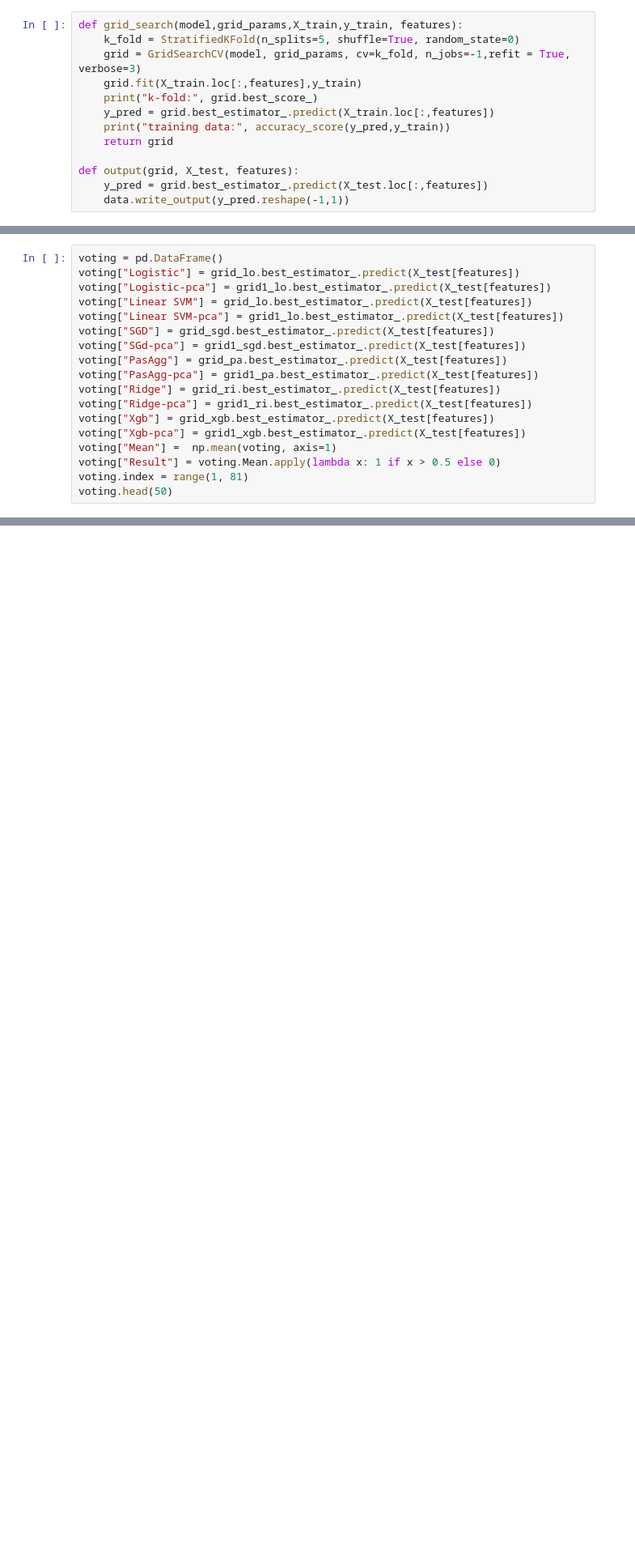
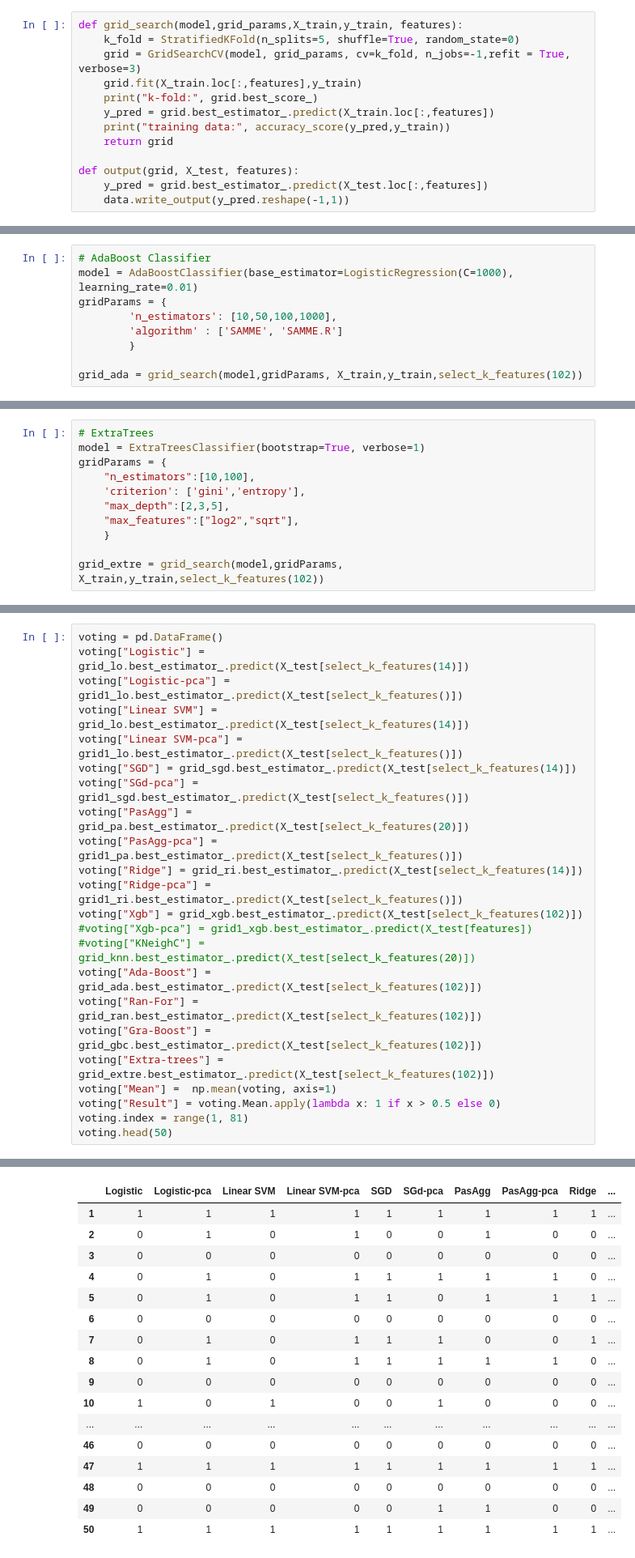
Before and after one commit to okur/autism-classification, a Jupyter notebook: feature_importance.ipynb, the cells around one changed output, grey strips where cells are left out. Shown: that part at 81% size. Cells and saved outputs as stored; diff of their text form; blank space fills up the shorter version.

Commit message:
ensemble classifier

```diff
--- a/feature_importance.ipynb
+++ b/feature_importance.ipynb
@@ -559,0 +550,9 @@ grid1_xgb = grid_search(pipe,gridParams, X_train,y_train,features)
+# %%
+# AdaBoost Classifier
+model = AdaBoostClassifier(base_estimator=LogisticRegression(C=1000), learning_rate=0.01)
+gridParams = {
+        'n_estimators': [10,50,100,1000],
+        'algorithm' : ['SAMME', 'SAMME.R']
+        }
+
+grid_ada = grid_search(model,gridParams, X_train,y_train,select_k_features(102))
@@ -559,0 +618,11 @@ grid1_xgb = grid_search(pipe,gridParams, X_train,y_train,features)
+# %%
+# ExtraTrees
+model = ExtraTreesClassifier(bootstrap=True, verbose=1)
+gridParams = {
+    "n_estimators":[10,100],
+    'criterion': ['gini','entropy'],
+    "max_depth":[2,3,5],
+    "max_features":["log2","sqrt"],
+    }
+
+grid_extre = grid_search(model,gridParams, X_train,y_train,select_k_features(102))
@@ -560,18 +639,24 @@ grid1_xgb = grid_search(pipe,gridParams, X_train,y_train,features)
 # %%
 voting = pd.DataFrame()
-voting["Logistic"] = grid_lo.best_estimator_.predict(X_test[features])
-voting["Logistic-pca"] = grid1_lo.best_estimator_.predict(X_test[features])
-voting["Linear SVM"] = grid_lo.best_estimator_.predict(X_test[features])
-voting["Linear SVM-pca"] = grid1_lo.best_estimator_.predict(X_test[features])
-voting["SGD"] = grid_sgd.best_estimator_.predict(X_test[features])
-voting["SGd-pca"] = grid1_sgd.best_estimator_.predict(X_test[features])
-voting["PasAgg"] = grid_pa.best_estimator_.predict(X_test[features])
-voting["PasAgg-pca"] = grid1_pa.best_estimator_.predict(X_test[features])
-voting["Ridge"] = grid_ri.best_estimator_.predict(X_test[features])
-voting["Ridge-pca"] = grid1_ri.best_estimator_.predict(X_test[features])
-voting["Xgb"] = grid_xgb.best_estimator_.predict(X_test[features])
-voting["Xgb-pca"] = grid1_xgb.best_estimator_.predict(X_test[features])
+voting["Logistic"] = grid_lo.best_estimator_.predict(X_test[select_k_features(14)])
+voting["Logistic-pca"] = grid1_lo.best_estimator_.predict(X_test[select_k_features()])
+voting["Linear SVM"] = grid_lo.best_estimator_.predict(X_test[select_k_features(14)])
+voting["Linear SVM-pca"] = grid1_lo.best_estimator_.predict(X_test[select_k_features()])
+voting["SGD"] = grid_sgd.best_estimator_.predict(X_test[select_k_features(14)])
+voting["SGd-pca"] = grid1_sgd.best_estimator_.predict(X_test[select_k_features()])
+voting["PasAgg"] = grid_pa.best_estimator_.predict(X_test[select_k_features(20)])
+voting["PasAgg-pca"] = grid1_pa.best_estimator_.predict(X_test[select_k_features()])
+voting["Ridge"] = grid_ri.best_estimator_.predict(X_test[select_k_features(14)])
+voting["Ridge-pca"] = grid1_ri.best_estimator_.predict(X_test[select_k_features()])
+voting["Xgb"] = grid_xgb.best_estimator_.predict(X_test[select_k_features(102)])
+#voting["Xgb-pca"] = grid1_xgb.best_estimator_.predict(X_test[features])
+#voting["KNeighC"] = grid_knn.best_estimator_.predict(X_test[select_k_features(20)])
+voting["Ada-Boost"] = grid_ada.best_estimator_.predict(X_test[select_k_features(102)])
+voting["Ran-For"] = grid_ran.best_estimator_.predict(X_test[select_k_features(102)])
+voting["Gra-Boost"] = grid_gbc.best_estimator_.predict(X_test[select_k_features(102)])
+voting["Extra-trees"] = grid_extre.best_estimator_.predict(X_test[select_k_features(102)])
 voting["Mean"] =  np.mean(voting, axis=1)
 voting["Result"] = voting.Mean.apply(lambda x: 1 if x > 0.5 else 0)
 voting.index = range(1, 81)
 voting.head(50)
+# %% [output]
@@ -577,0 +665,17 @@ voting.head(50)
+|  | Logistic | Logistic-pca | Linear SVM | Linear SVM-pca | SGD | SGd-pca | PasAgg | PasAgg-pca | Ridge | ... |
+| 1 | 1 | 1 | 1 | 1 | 1 | 1 | 1 | 1 | 1 | ... |
+| 2 | 0 | 1 | 0 | 1 | 0 | 0 | 1 | 0 | 0 | ... |
+| 3 | 0 | 0 | 0 | 0 | 0 | 0 | 0 | 0 | 0 | ... |
+| 4 | 0 | 1 | 0 | 1 | 1 | 1 | 1 | 1 | 0 | ... |
+| 5 | 0 | 1 | 0 | 1 | 1 | 0 | 1 | 1 | 1 | ... |
+| 6 | 0 | 0 | 0 | 0 | 0 | 0 | 0 | 0 | 0 | ... |
+| 7 | 0 | 1 | 0 | 1 | 1 | 1 | 0 | 0 | 1 | ... |
+| 8 | 0 | 1 | 0 | 1 | 1 | 1 | 1 | 1 | 0 | ... |
+| 9 | 0 | 0 | 0 | 0 | 0 | 0 | 0 | 0 | 0 | ... |
+| 10 | 1 | 0 | 1 | 0 | 0 | 1 | 0 | 0 | 0 | ... |
+| ... | ... | ... | ... | ... | ... | ... | ... | ... | ... | ... |
+| 46 | 0 | 0 | 0 | 0 | 0 | 0 | 0 | 0 | 0 | ... |
+| 47 | 1 | 1 | 1 | 1 | 1 | 1 | 1 | 1 | 1 | ... |
+| 48 | 0 | 0 | 0 | 0 | 0 | 0 | 0 | 0 | 0 | ... |
+| 49 | 0 | 0 | 0 | 0 | 0 | 1 | 1 | 0 | 0 | ... |
+| 50 | 1 | 1 | 1 | 1 | 1 | 1 | 1 | 1 | 1 | ... |
```
Also changed, not shown: parts of 33 cells of this notebook.
